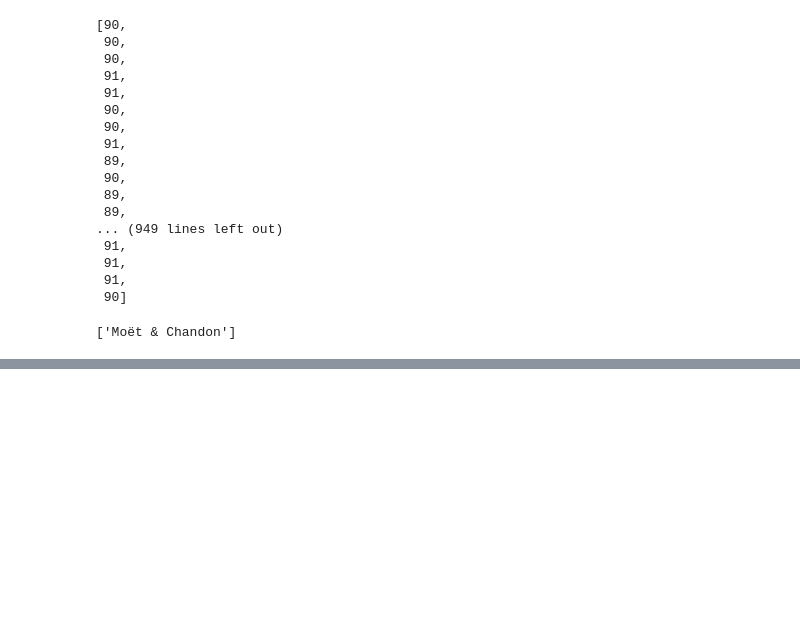
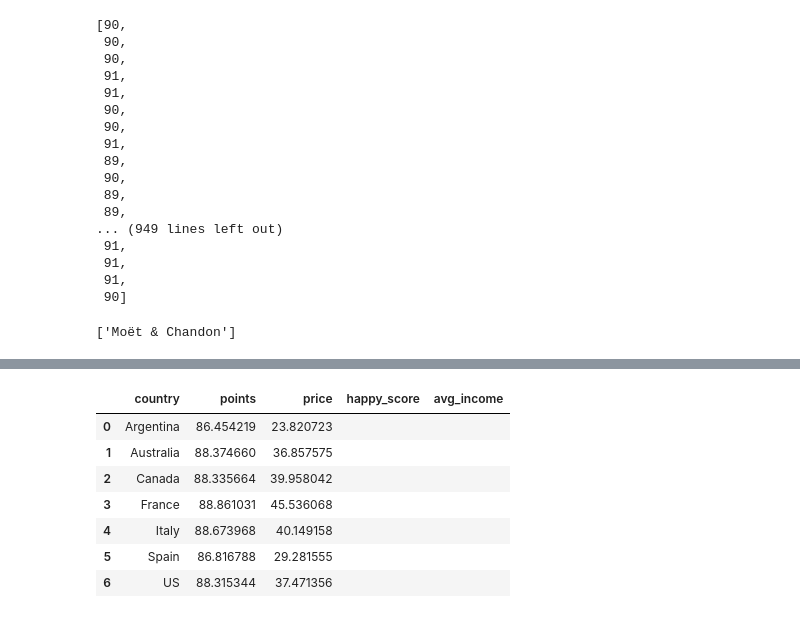
Before and after one commit to Savas21/Visualization_Project2, a Jupyter notebook: Jupyter/data_cleaning.ipynb, the cells around one changed output, grey strips where cells are left out. Cells and saved outputs as stored; diff of their text form; code cells hidden in the pictures; blank space fills up the shorter version.

```diff
--- a/Jupyter/data_cleaning.ipynb
+++ b/Jupyter/data_cleaning.ipynb
@@ -187,0 +251,3 @@ to interface with the current application object in a way.  To solve
+# %%
+avg_ctry_df = semi_df.loc[:,['country','points','price']]
+avg_ctry_df.head(10)
@@ -187,0 +266,3 @@ to interface with the current application object in a way.  To solve
+# %%
+country_df = pd.DataFrame(avg_ctry_df.groupby('country')['points','price'].mean()).reset_index()
+country_df
@@ -187,0 +278,15 @@ to interface with the current application object in a way.  To solve
+# %%
+country_df['happy_score'] = ''
+country_df['avg_income'] = ''
+country_df['winery_count'] = ''
+country_df['variety_count'] = ''
+country_df
+# %% [output]
+|  | country | points | price | happy_score | avg_income |
+| 0 | Argentina | 86.454219 | 23.820723 |  |  |
+| 1 | Australia | 88.374660 | 36.857575 |  |  |
+| 2 | Canada | 88.335664 | 39.958042 |  |  |
+| 3 | France | 88.861031 | 45.536068 |  |  |
+| 4 | Italy | 88.673968 | 40.149158 |  |  |
+| 5 | Spain | 86.816788 | 29.281555 |  |  |
+| 6 | US | 88.315344 | 37.471356 |  |  |
```
Also changed, not shown: parts of 15 cells of this notebook, 10 other files.
